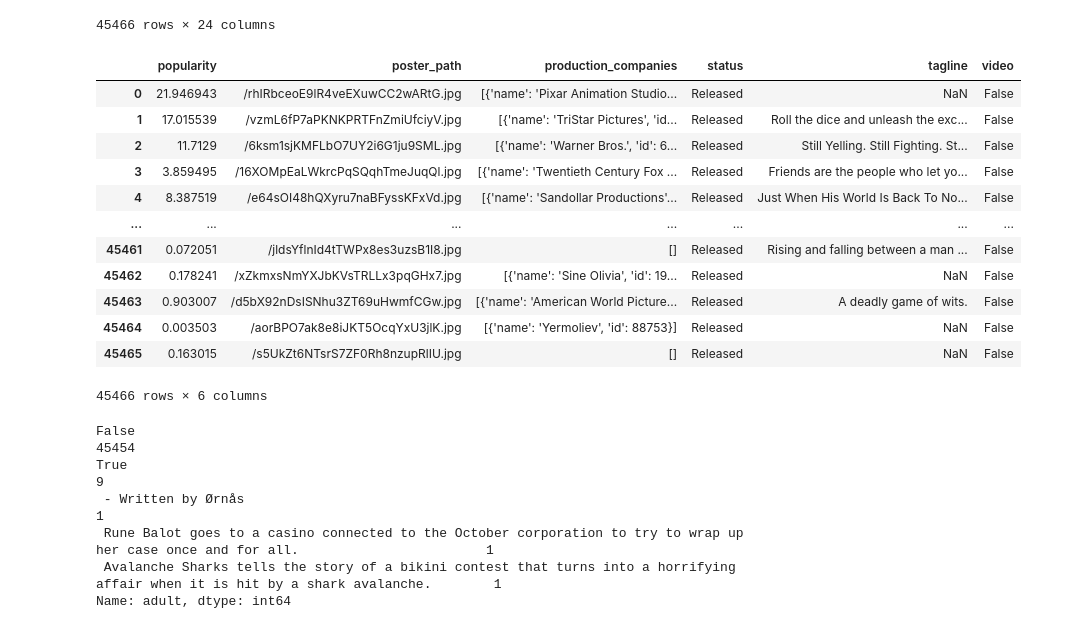
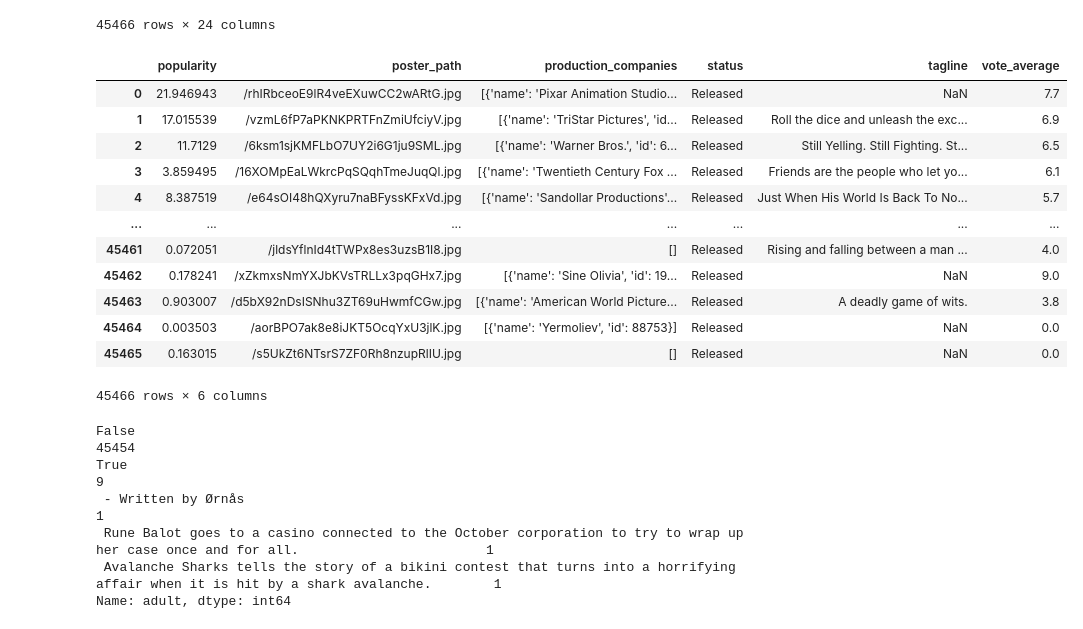
Before and after one commit to eric-spoerner/movies_ETL, a Jupyter notebook: analysis.ipynb, the cells around one changed output. Drawn from its saved outputs; the diff is of its cells as text; code cells hidden in the pictures.

Commit message:
Merged wiki and kaggle metadata.

```diff
--- a/analysis.ipynb
+++ b/analysis.ipynb
@@ -812,20 +844,20 @@ kaggle_metadata
 | 45465 | False | NaN | 0 | [] | NaN | 461257 | tt6980792 | en | ... |
 45466 rows × 24 columns
 # %%
-kaggle_metadata[["popularity", "poster_path", "production_companies", "status", "tagline", "vote_aver"]]
+kaggle_metadata[["popularity", "poster_path", "production_companies", "status", "tagline", "vote_average"]]
 # %% [output]
-|  | popularity | poster_path | production_companies | status | tagline | video |
-| 0 | 21.946943 | /rhIRbceoE9lR4veEXuwCC2wARtG.jpg | [{'name': 'Pixar Animation Studio... | Released | NaN | False |
-| 1 | 17.015539 | /vzmL6fP7aPKNKPRTFnZmiUfciyV.jpg | [{'name': 'TriStar Pictures', 'id... | Released | Roll the dice and unleash the exc... | False |
-| 2 | 11.7129 | /6ksm1sjKMFLbO7UY2i6G1ju9SML.jpg | [{'name': 'Warner Bros.', 'id': 6... | Released | Still Yelling. Still Fighting. St... | False |
-| 3 | 3.859495 | /16XOMpEaLWkrcPqSQqhTmeJuqQl.jpg | [{'name': 'Twentieth Century Fox ... | Released | Friends are the people who let yo... | False |
-| 4 | 8.387519 | /e64sOI48hQXyru7naBFyssKFxVd.jpg | [{'name': 'Sandollar Productions'... | Released | Just When His World Is Back To No... | False |
+|  | popularity | poster_path | production_companies | status | tagline | vote_average |
+| 0 | 21.946943 | /rhIRbceoE9lR4veEXuwCC2wARtG.jpg | [{'name': 'Pixar Animation Studio... | Released | NaN | 7.7 |
+| 1 | 17.015539 | /vzmL6fP7aPKNKPRTFnZmiUfciyV.jpg | [{'name': 'TriStar Pictures', 'id... | Released | Roll the dice and unleash the exc... | 6.9 |
+| 2 | 11.7129 | /6ksm1sjKMFLbO7UY2i6G1ju9SML.jpg | [{'name': 'Warner Bros.', 'id': 6... | Released | Still Yelling. Still Fighting. St... | 6.5 |
+| 3 | 3.859495 | /16XOMpEaLWkrcPqSQqhTmeJuqQl.jpg | [{'name': 'Twentieth Century Fox ... | Released | Friends are the people who let yo... | 6.1 |
+| 4 | 8.387519 | /e64sOI48hQXyru7naBFyssKFxVd.jpg | [{'name': 'Sandollar Productions'... | Released | Just When His World Is Back To No... | 5.7 |
 | ... | ... | ... | ... | ... | ... | ... |
-| 45461 | 0.072051 | /jldsYflnId4tTWPx8es3uzsB1I8.jpg | [] | Released | Rising and falling between a man ... | False |
-| 45462 | 0.178241 | /xZkmxsNmYXJbKVsTRLLx3pqGHx7.jpg | [{'name': 'Sine Olivia', 'id': 19... | Released | NaN | False |
-| 45463 | 0.903007 | /d5bX92nDsISNhu3ZT69uHwmfCGw.jpg | [{'name': 'American World Picture... | Released | A deadly game of wits. | False |
-| 45464 | 0.003503 | /aorBPO7ak8e8iJKT5OcqYxU3jlK.jpg | [{'name': 'Yermoliev', 'id': 88753}] | Released | NaN | False |
-| 45465 | 0.163015 | /s5UkZt6NTsrS7ZF0Rh8nzupRlIU.jpg | [] | Released | NaN | False |
+| 45461 | 0.072051 | /jldsYflnId4tTWPx8es3uzsB1I8.jpg | [] | Released | Rising and falling between a man ... | 4.0 |
+| 45462 | 0.178241 | /xZkmxsNmYXJbKVsTRLLx3pqGHx7.jpg | [{'name': 'Sine Olivia', 'id': 19... | Released | NaN | 9.0 |
+| 45463 | 0.903007 | /d5bX92nDsISNhu3ZT69uHwmfCGw.jpg | [{'name': 'American World Picture... | Released | A deadly game of wits. | 3.8 |
+| 45464 | 0.003503 | /aorBPO7ak8e8iJKT5OcqYxU3jlK.jpg | [{'name': 'Yermoliev', 'id': 88753}] | Released | NaN | 0.0 |
+| 45465 | 0.163015 | /s5UkZt6NTsrS7ZF0Rh8nzupRlIU.jpg | [] | Released | NaN | 0.0 |
 45466 rows × 6 columns
 # %%
 #bad data here!!  summaries.
```
Also changed, not shown: parts of 39 cells of this notebook.
